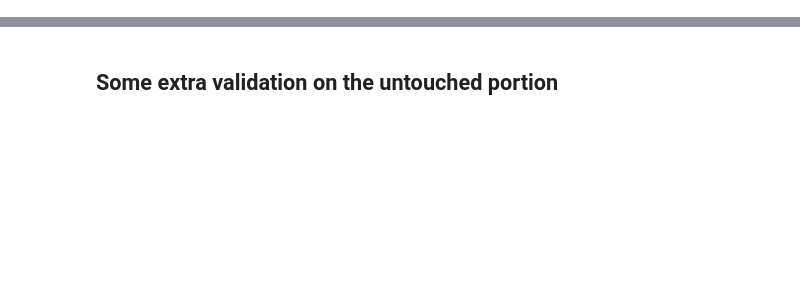
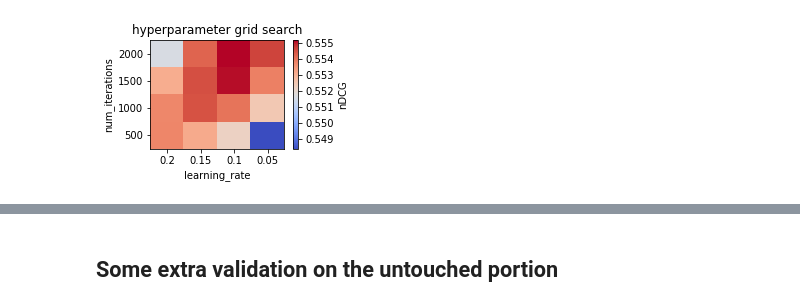
Before and after one commit to FionaLippert/DataMining, a Jupyter notebook: assignment2/lightGBM_param_tuning.ipynb, the cells around one changed output, grey strips where cells are left out. Drawn from its saved outputs; the diff is of its cells as text; code cells hidden in the pictures; blank space fills up the shorter version.

```diff
--- a/assignment2/lightGBM_param_tuning.ipynb
+++ b/assignment2/lightGBM_param_tuning.ipynb
@@ -151,11 +327,17 @@ print(std_scores)
 # %%
-plt.figure()
-plt.imshow(mean_scores, aspect='auto', cmap=plt.cm.coolwarm)
-plt.xticks(range(len(learning_rate_range)),learning_rate_range)
-plt.yticks(range(len(num_iter_range)), num_iter_range)
+'''
+mean_scores_full = np.genfromtxt('grid_search.csv', delimiter=',')
+plt.figure(figsize=(3,2))
+plt.imshow(mean_scores_full[:,:], aspect='auto', cmap=plt.cm.coolwarm)
+plt.xticks(range(4),[0.2,0.15, 0.1, 0.05])
+plt.yticks(range(4), [2000,1500,1000,500])
 plt.xlabel('learning_rate')
 plt.ylabel('num_iterations')
 plt.title('hyperparameter grid search')
 cb = plt.colorbar()
 cb.set_label('nDCG')
+plt.savefig('output/grid_numiter_rate_full_final.pdf', bbox_inches='tight')
+'''
+# %% [output]
+[figure, added]
 # %%
```
Also changed, not shown: parts of 40 cells of this notebook, 1 other file.
